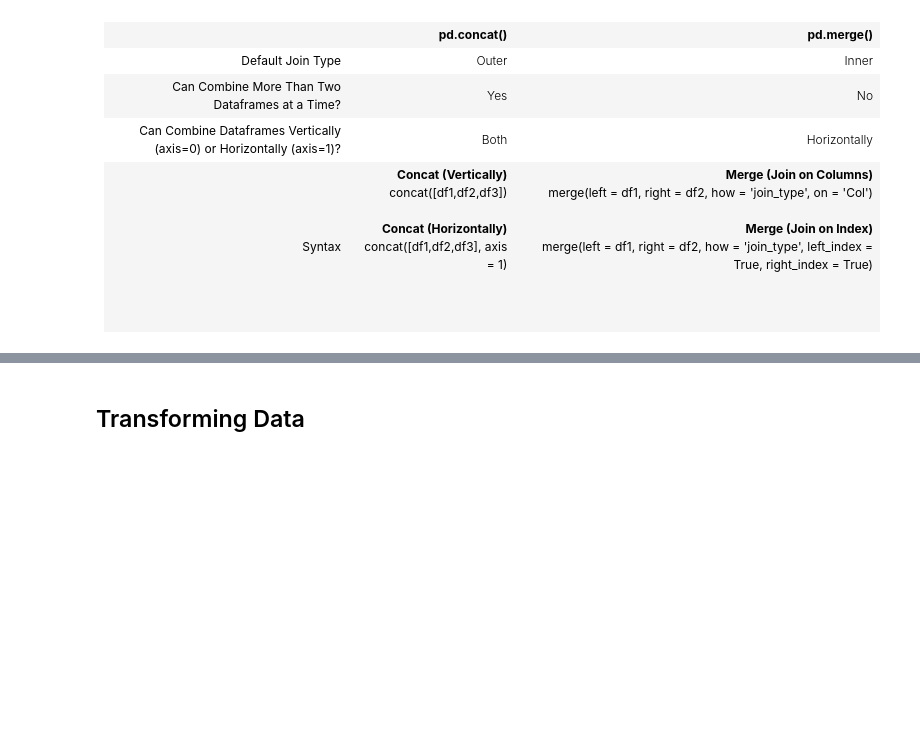
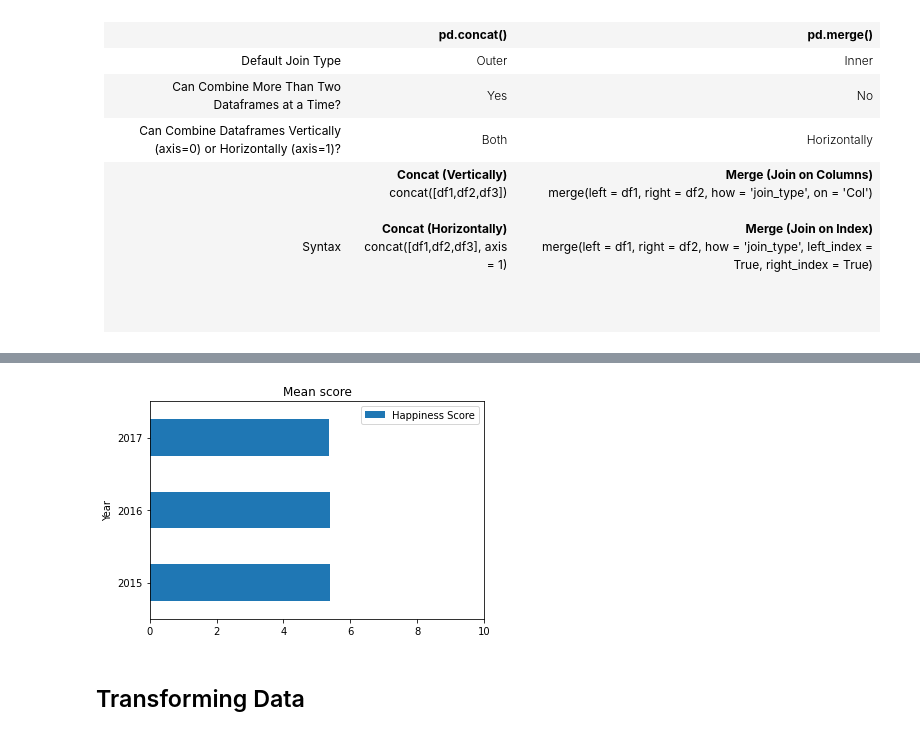
Before and after one commit to icta-tecaji/python-data-analysis-public, a Jupyter notebook: Del_08_Agregacija_združevanje_in_tranformacija_podatkov/08_Agregacija_združevanje_in_tranformacija_podatkov_CLEAN.ipynb, the cells around one changed output, grey strips where cells are left out. Saved outputs shown, nothing was run; the diff lists cells and outputs as text; code cells hidden in the pictures; blank space fills up the shorter version.

```diff
--- a/Del_08_Agregacija_združevanje_in_tranformacija_podatkov/08_Agregacija_združevanje_in_tranformacija_podatkov_CLEAN.ipynb
+++ b/Del_08_Agregacija_združevanje_in_tranformacija_podatkov/08_Agregacija_združevanje_in_tranformacija_podatkov_CLEAN.ipynb
@@ -45,5 +337,6 @@ happiness2015 = pd.read_csv("data/World_Happiness_2015.csv")
 happiness2016 = pd.read_csv("data/World_Happiness_2016.csv")
 happiness2017 = pd.read_csv("data/World_Happiness_2017.csv")
 # %%
-happiness2016['Year'] = 2016
-happiness2017['Year'] = 2017
+happiness2015["Year"] = 2015
+happiness2016["Year"] = 2016
+happiness2017["Year"] = 2017
@@ -106,3 +607,7 @@ subjects = ['Year','Country','Happiness Score', 'Standard Error']
 <td><span style="font-weight:bold">Merge (Join on Columns)</span><br>merge(left = df1, right = df2, how = 'join_type', on = 'Col')<br><br><span style="font-weight:bold">Merge (Join on Index)</span><br>merge(left = df1, right = df2, how = 'join_type', left_index = True, right_index = True)<br><br><br><br></td>
 </tr>
 </tbody></table>
+# %%
+happiness2017.rename(columns={"Happiness.Score": "Happiness Score"}, inplace=True)
+# %%
+combiend = pd.concat([happiness2015, happiness2016, happiness2017], sort=True)
@@ -108,0 +624,2 @@ subjects = ['Year','Country','Happiness Score', 'Standard Error']
+# %%
+pivot_table_combined = combiend.pivot_table(values="Happiness Score", index="Year", aggfunc=np.mean)
@@ -109,3 +634,8 @@ subjects = ['Year','Country','Happiness Score', 'Standard Error']
+# %%
+pivot_table_combined.plot(kind="barh", title="Mean score", xlim=(0,10))
+plt.show()
+# %% [output]
+[figure, added]
 # %% [markdown]
 ## Transforming Data
 # %%
```
Also changed, not shown: parts of 111 cells of this notebook, 1 other file.
